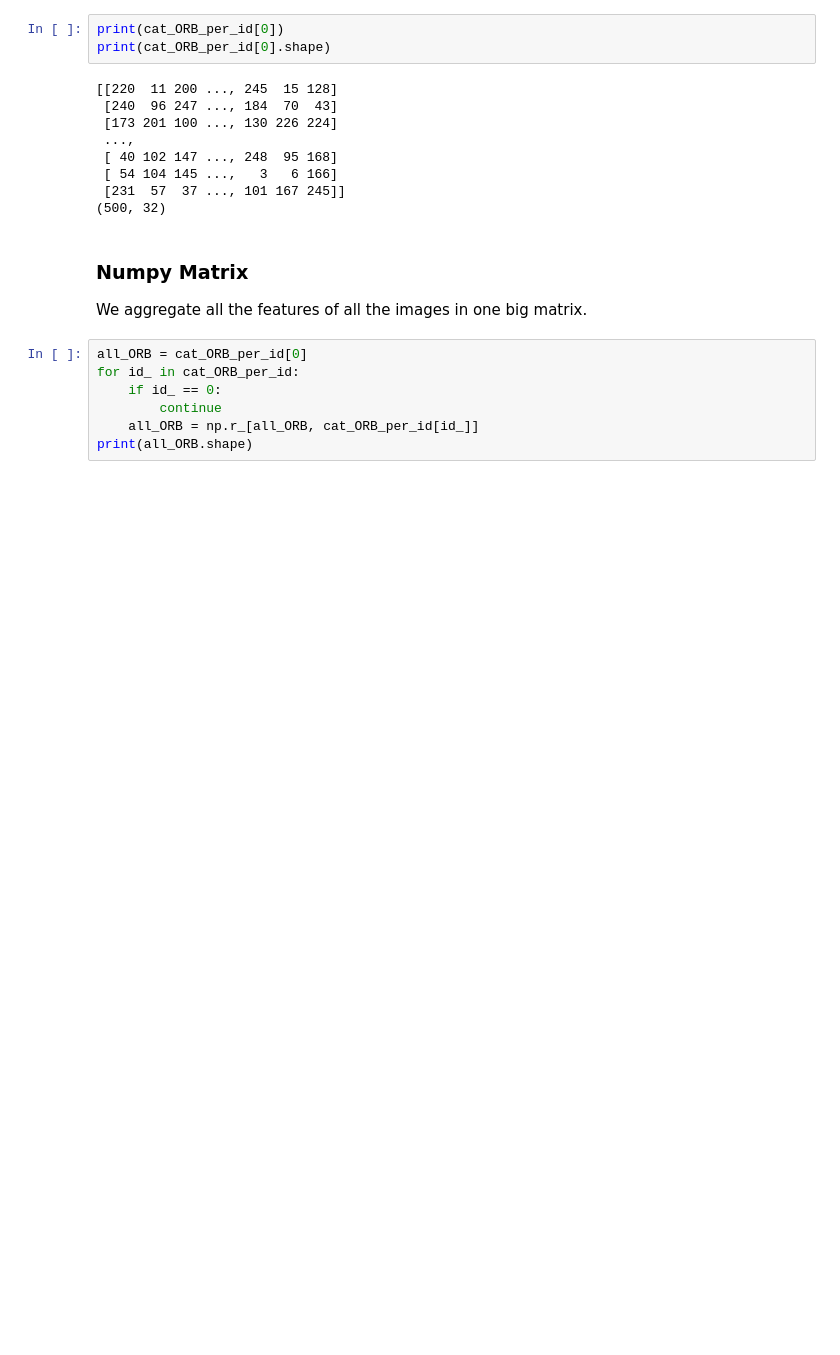
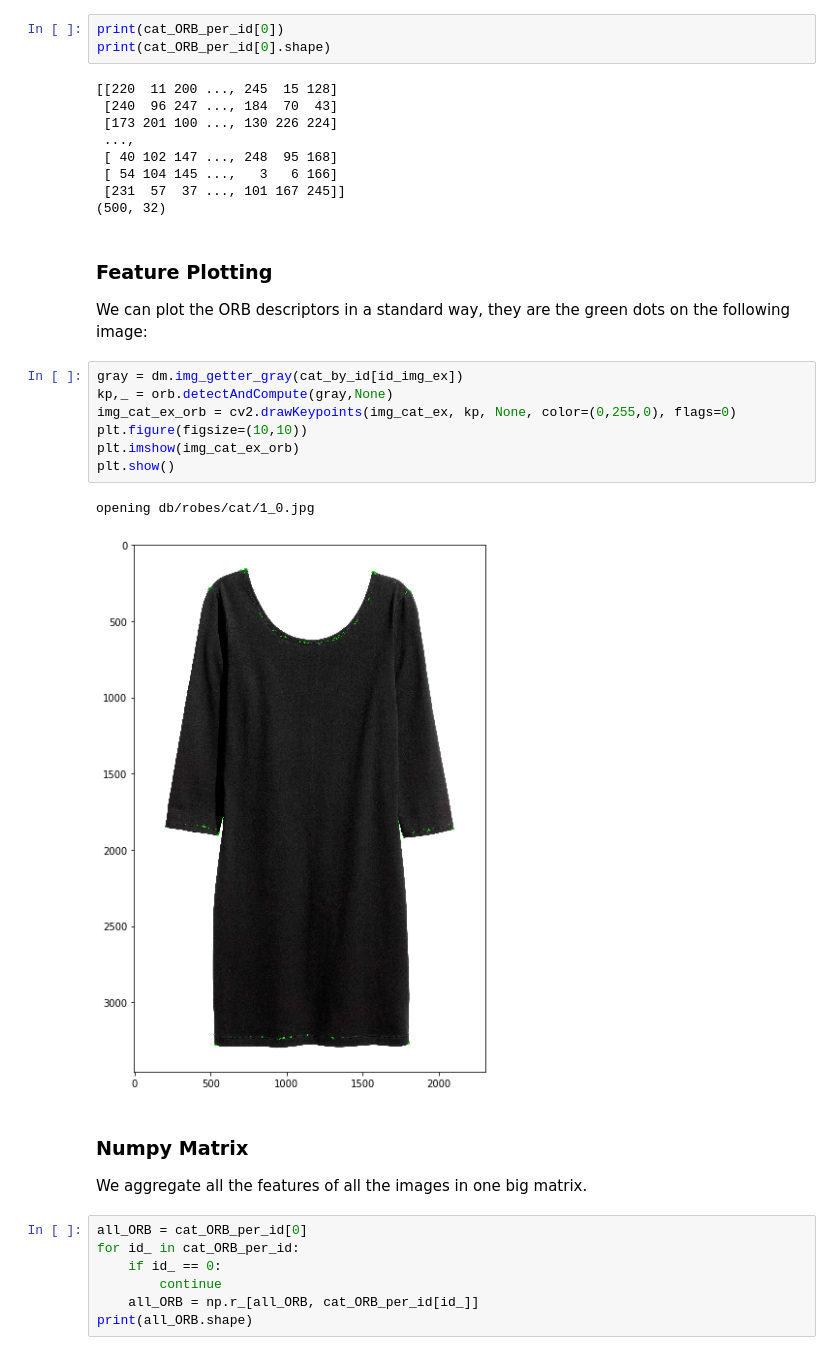
Before and after one commit to cosmo-sterin/dresscode, a Jupyter notebook: Results_ORB_BagOfWords.ipynb, the cells around one changed output. Cells and saved outputs as stored; diff of their text form; blank space fills up the shorter version.

```diff
--- a/Results_ORB_BagOfWords.ipynb
+++ b/Results_ORB_BagOfWords.ipynb
@@ -90,6 +96,19 @@ print(cat_ORB_per_id[0].shape)
  [ 54 104 145 ...,   3   6 166]
  [231  57  37 ..., 101 167 245]]
 (500, 32)
+# %% [markdown]
+### Feature Plotting
+We can plot the ORB descriptors in a standard way, they are the green dots on the following image:
+# %%
+gray = dm.img_getter_gray(cat_by_id[id_img_ex])
+kp,_ = orb.detectAndCompute(gray,None)
+img_cat_ex_orb = cv2.drawKeypoints(img_cat_ex, kp, None, color=(0,255,0), flags=0)
+plt.figure(figsize=(10,10))
+plt.imshow(img_cat_ex_orb)
+plt.show()
+# %% [output]
+opening db/robes/cat/1_0.jpg
+[figure, added]
 # %% [markdown]
 ### Numpy Matrix
 We aggregate all the features of all the images in one big matrix.
```
Also changed, not shown: parts of 2 cells of this notebook, 3 other files.
